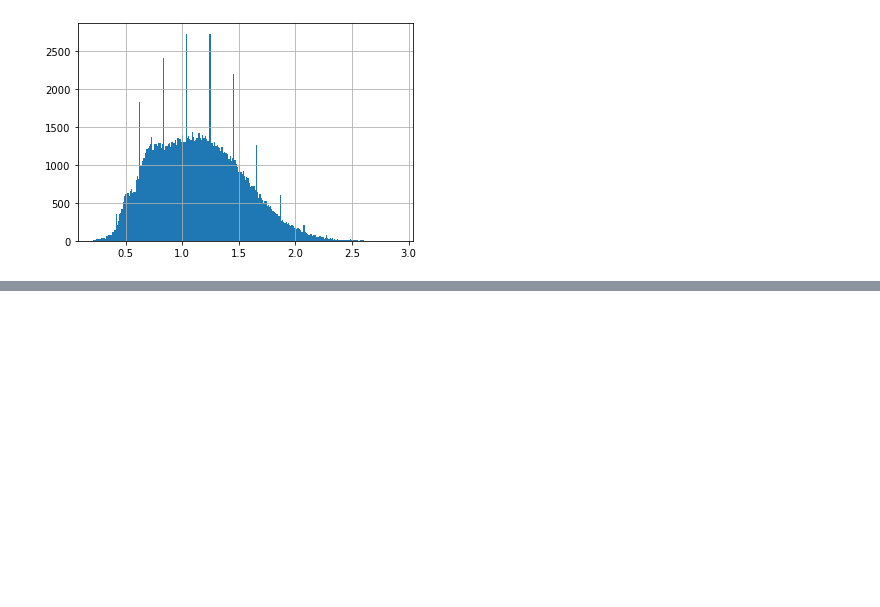
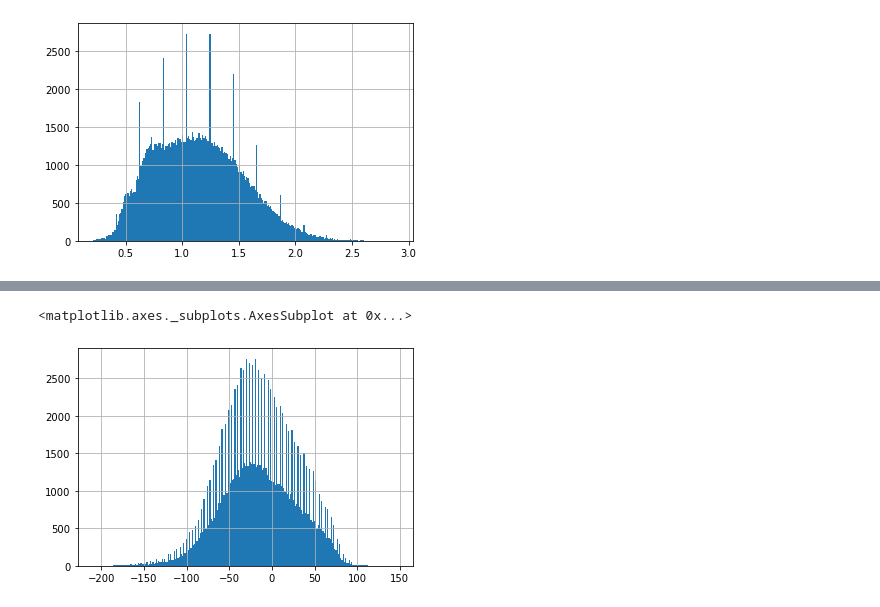
Before and after one commit to FLY-CODE77/Drone_Crop, a Jupyter notebook: histogram.ipynb, the cells around one changed output, grey strips where cells are left out. Saved outputs shown, nothing was run; the diff lists cells and outputs as text; code cells hidden in the pictures; blank space fills up the shorter version.

```diff
--- a/histogram.ipynb
+++ b/histogram.ipynb
@@ -56,0 +81,7 @@ output.hist(bins=256)
+# %%
+# drone shot - output val
+a = shot_img2.ravel() - output
+a.hist(bins = 256)
+# %% [output]
+<matplotlib.axes._subplots.AxesSubplot at 0x...>
+[figure, added]
```
Also changed, not shown: parts of 5 cells of this notebook.
